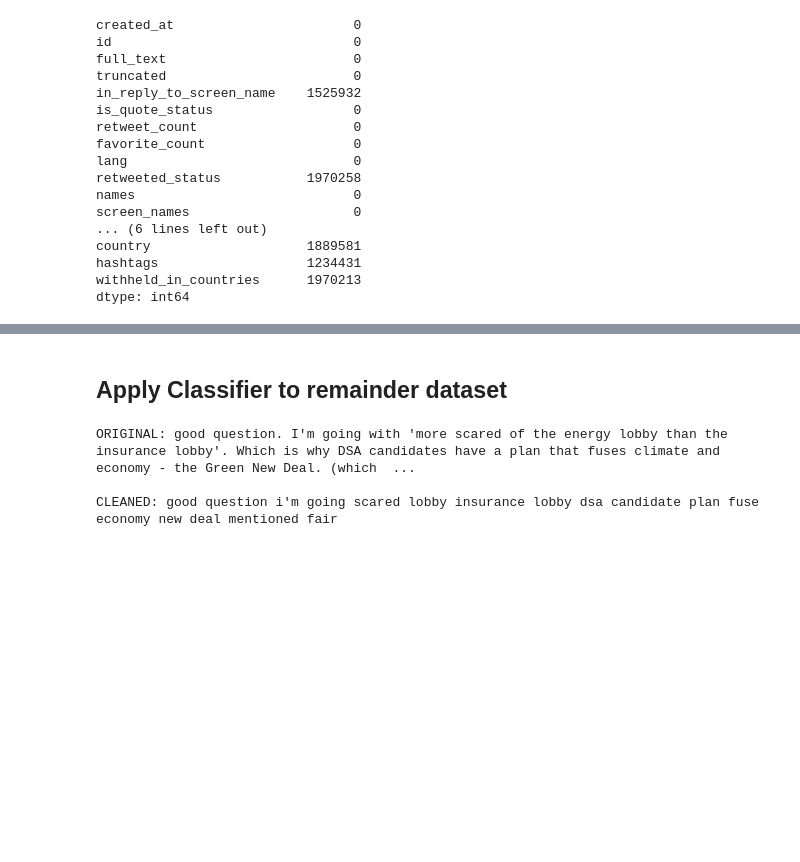
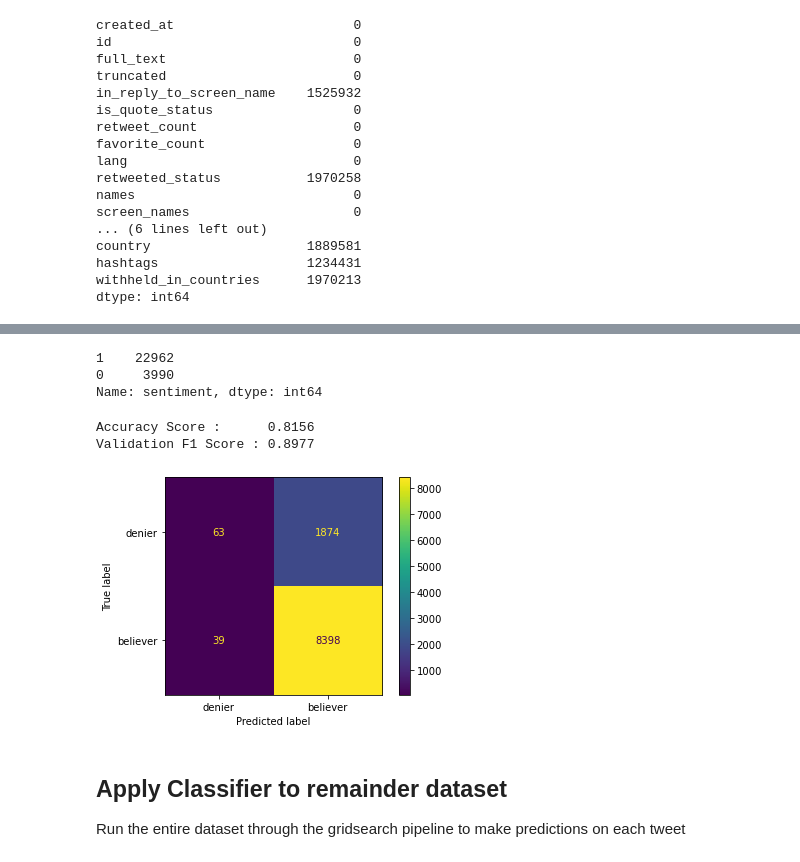
Before and after one commit to JoeBrowz/climate-prop, a Jupyter notebook: liberal_agenda.ipynb, the cells around one changed output, grey strips where cells are left out. Drawn from its saved outputs; the diff is of its cells as text; code cells hidden in the pictures; blank space fills up the shorter version.

```diff
--- a/liberal_agenda.ipynb
+++ b/liberal_agenda.ipynb
@@ -266,0 +265,18 @@ array([[ 1222,   680],
+# %%
+# re-map sentiment array to match existing model
+
+cond_list = [val_df['sentiment'] == -1,
+             val_df['sentiment'] == 0,
+             val_df['sentiment'] == 1,
+             val_df['sentiment'] == 2]
+
+choice_list = [0, None, val_df['sentiment'], None]
+
+val_df['sentiment'] = np.select(cond_list, choice_list, 10)
+# %%
+# check for errors
+val_df['sentiment'].value_counts()
+# %% [output]
+1    22962
+0     3990
+Name: sentiment, dtype: int64
@@ -267,2 +290,26 @@ array([[ 1222,   680],
+# %%
+# remove rows without usable ground truth
+val_df_sub = val_df.dropna(subset = ['sentiment'])
+
+# remove retweets
+val_df_sub = val_df_sub[~val_df_sub['message'].str.startswith('RT ')]
+# %%
+# clean tweets
+val_processed_text = val_df_sub['message'].apply(lambda x: re_clean(x))
+# %%
+# make predictions on validation data
+val_predict = gridsearch.predict(val_processed_text)
+y = val_df_sub['sentiment'].astype(int)
+# %%
+print(f"Accuracy Score :      {round(accuracy_score(y, val_predict), 4)}")
+print(f"Validation F1 Score : {round(f1_score(y, val_predict), 4)}")
+
+ConfusionMatrixDisplay(confusion_matrix(y, val_predict), display_labels=['denier', 'believer']).plot();
+# %% [output]
+Accuracy Score :      0.8156
+Validation F1 Score : 0.8977
+[figure, added]
 # %% [markdown]
 ## Apply Classifier to remainder dataset
+
+Run the entire dataset through the gridsearch pipeline to make predictions on each tweet
@@ -273,6 +315,0 @@ processed_test = to_class['full_text'].apply(lambda x: re_clean(x))
-# %%
-check_cleaned(to_class)
-# %% [output]
-ORIGINAL: good question. I'm going with 'more scared of the energy lobby than the insurance lobby'. Which is why DSA candidates have a plan that fuses climate and economy - the Green New Deal. (which  ...
-
-CLEANED: good question i'm going scared lobby insurance lobby dsa candidate plan fuse economy new deal mentioned fair
```
Also changed, not shown: parts of 57 cells of this notebook, 5 other files.
